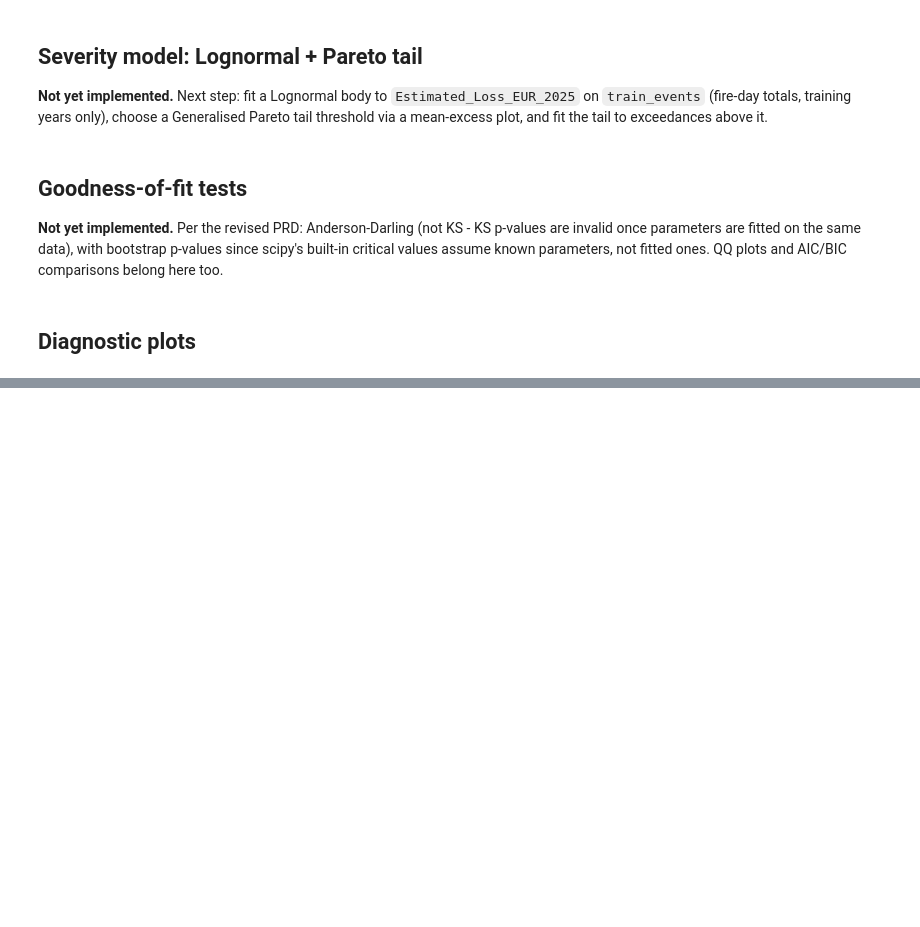
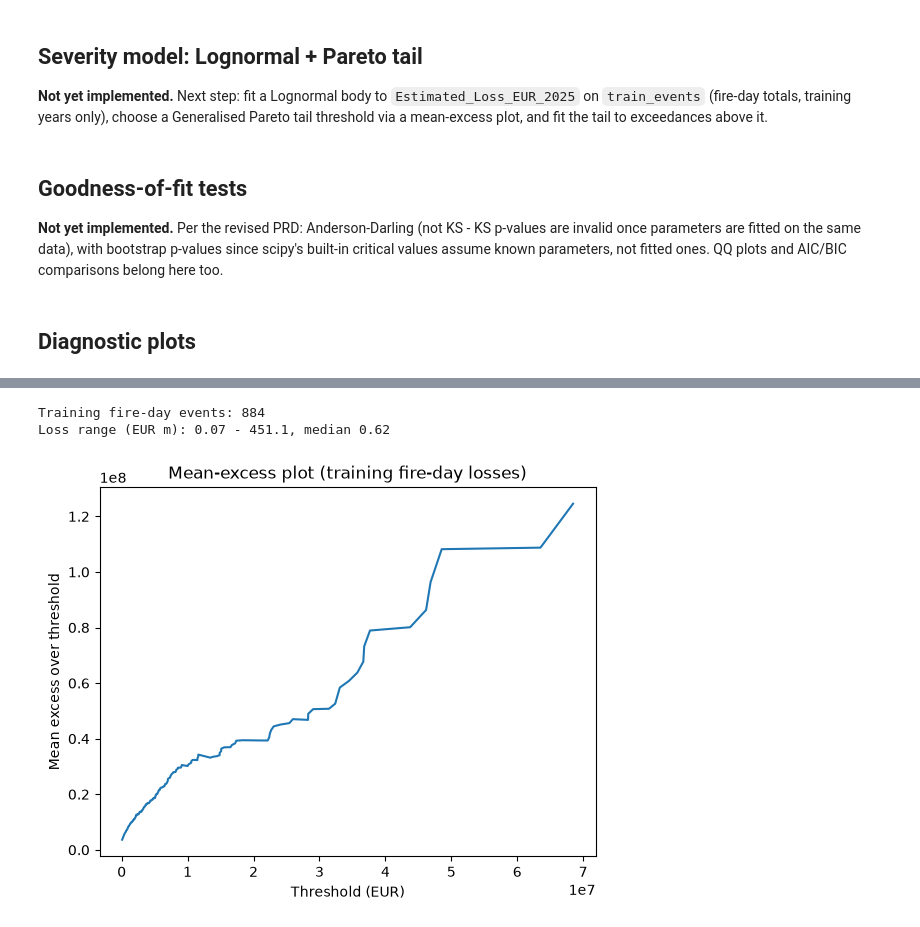
Before and after one commit to DanPhnx/pt-wildfire-catmodel, a Jupyter notebook: notebooks/02_distribution_fitting.ipynb, the cells around one changed output, grey strips where cells are left out. Cells and saved outputs as stored; diff of their text form; code cells hidden in the pictures; blank space fills up the shorter version.

```diff
--- a/notebooks/02_distribution_fitting.ipynb
+++ b/notebooks/02_distribution_fitting.ipynb
@@ -308,6 +323,9 @@ def fit_lognormal_severity(losses: np.ndarray) -> dict:
 # %%
 def fit_pareto_tail(losses: np.ndarray, threshold: float) -> dict:
     """Fit a Generalized Pareto distribution to losses exceeding a threshold.
+
+    Fitted on exceedances (losses - threshold) with loc fixed at 0, the
+    standard peaks-over-threshold parameterisation.
 
     Parameters
     ----------
@@ -322,11 +340,20 @@ def fit_pareto_tail(losses: np.ndarray, threshold: float) -> dict:
     Returns
     -------
     dict
-        {"shape": float, "loc": float, "scale": float, "threshold": float}
-        from scipy.stats.genpareto.fit on exceedances.
+        {"shape": float, "loc": float, "scale": float, "threshold": float,
+         "n_exceedances": int, "loglik": float, "aic": float} - shape (xi)
+         is the tail index: xi > 0 (found here, ~0.75) means a heavy tail
+         with infinite theoretical variance, consistent with catastrophe
+         losses dominated by a few extreme years (2017, 2025).
     """
-    # TODO: implement with scipy.stats.genpareto.fit on (losses[losses > threshold] - threshold)
-    raise NotImplementedError("Pareto tail fitting is the next step - see notebook intro")
+    exceedances = losses[losses > threshold] - threshold
+    shape, loc, scale = stats.genpareto.fit(exceedances, floc=0)
+    loglik = float(stats.genpareto.logpdf(exceedances, shape, loc, scale).sum())
+    return {
+        "shape": float(shape), "loc": float(loc), "scale": float(scale),
+        "threshold": float(threshold), "n_exceedances": int(len(exceedances)),
+        "loglik": loglik, "aic": 2 * 2 - 2 * loglik,
+    }
 # %% [markdown]
 ## Goodness-of-fit tests
 
@@ -461,0 +538,60 @@ run and save them once implemented.
+# %%
+train_losses = train_events["Estimated_Loss_EUR_2025"].values
+print(f"Training fire-day events: {len(train_losses)}")
+print(f"Loss range (EUR m): {train_losses.min() / 1e6:.2f} - {train_losses.max() / 1e6:.1f}, "
+      f"median {np.median(train_losses) / 1e6:.2f}")
+
+plot_mean_excess(train_losses)
+plt.title("Mean-excess plot (training fire-day losses)")
+plt.show()
+
+# Threshold chosen at the 90th percentile: the mean-excess plot is roughly linear from
+# here on (a sign the GPD is a reasonable tail model), it lines up with the PRD's "top 10%
+# of events" QQ criterion, and it leaves 89 exceedances - enough for a stable 2-parameter fit.
+tail_threshold = float(np.quantile(train_losses, 0.90))
+print(f"\nGPD tail threshold (90th percentile): EUR {tail_threshold / 1e6:.2f}m")
+
+lognormal_params = fit_lognormal_severity(train_losses)
+pareto_params = fit_pareto_tail(train_losses, threshold=tail_threshold)
+
+print(f"\nLognormal body:  mu={lognormal_params['mu']:.2f}  sigma={lognormal_params['shape']:.3f}  "
+      f"AIC={lognormal_params['aic']:.1f}")
+print(f"GPD tail:        shape(xi)={pareto_params['shape']:.3f}  scale={pareto_params['scale']:,.0f}  "
+      f"n_exceedances={pareto_params['n_exceedances']}  AIC={pareto_params['aic']:.1f}")
+print(f"xi = {pareto_params['shape']:.2f} > 0: a heavy tail with infinite theoretical variance, "
+      "consistent with a few extreme years (2017, 2025) dominating losses.")
+
+ad_lognormal = run_anderson_darling_test(np.log(train_losses), dist="norm")
+print(f"\nLognormal body, Anderson-Darling (scipy's adjusted critical values for fitted-normal "
+      f"params apply here): statistic={ad_lognormal['statistic']:.3f}, "
+      f"reject at 5%: {ad_lognormal['reject_at_5pct']}")
+
+exceedances = train_losses[train_losses > tail_threshold] - tail_threshold
+ad_gpd = bootstrap_ad_pvalue(
+    exceedances, stats.genpareto, fit_func=lambda x: stats.genpareto.fit(x, floc=0), n_boot=1000, seed=42
+)
+print(f"GPD tail, bootstrap Anderson-Darling (n_boot={ad_gpd['n_boot']}): "
+      f"statistic={ad_gpd['statistic']:.3f}, p={ad_gpd['p_value']:.3f}")
+
+fig, axes = plt.subplots(1, 2, figsize=(11, 4))
+plot_empirical_vs_fitted_cdf(train_losses, stats.lognorm,
+                              (lognormal_params["shape"], lognormal_params["loc"], lognormal_params["scale"]),
+                              ax=axes[0], label="Lognormal")
+axes[0].set_title("Lognormal body vs empirical (full sample)")
+plot_empirical_vs_fitted_cdf(exceedances, stats.genpareto,
+                              (pareto_params["shape"], pareto_params["loc"], pareto_params["scale"]),
+                              ax=axes[1], label="GPD")
+axes[1].set_title(f"GPD tail vs empirical (exceedances over EUR {tail_threshold / 1e6:.1f}m)")
+plt.tight_layout()
+plt.show()
+
+save_model_params(lognormal_params, "lognormal_severity.json")
+save_model_params(pareto_params, "pareto_tail.json")
+save_model_params(
+    {"anderson_darling_lognormal": ad_lognormal, "bootstrap_ad_gpd_tail": ad_gpd},
+    "severity_goodness_of_fit.json",
+)
+# %% [output]
+Training fire-day events: 884
+Loss range (EUR m): 0.07 - 451.1, median 0.62
+[figure, added]
```
Also changed, not shown: parts of 9 cells of this notebook, 3 other files.
